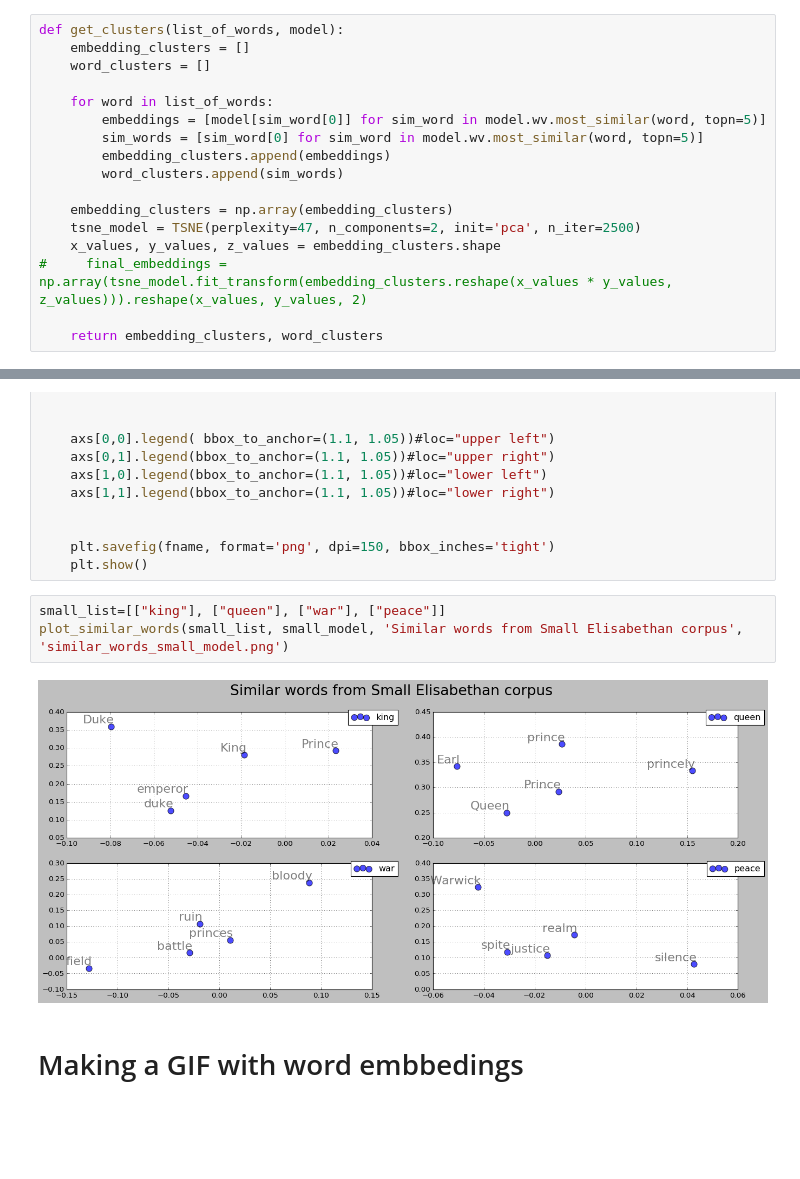
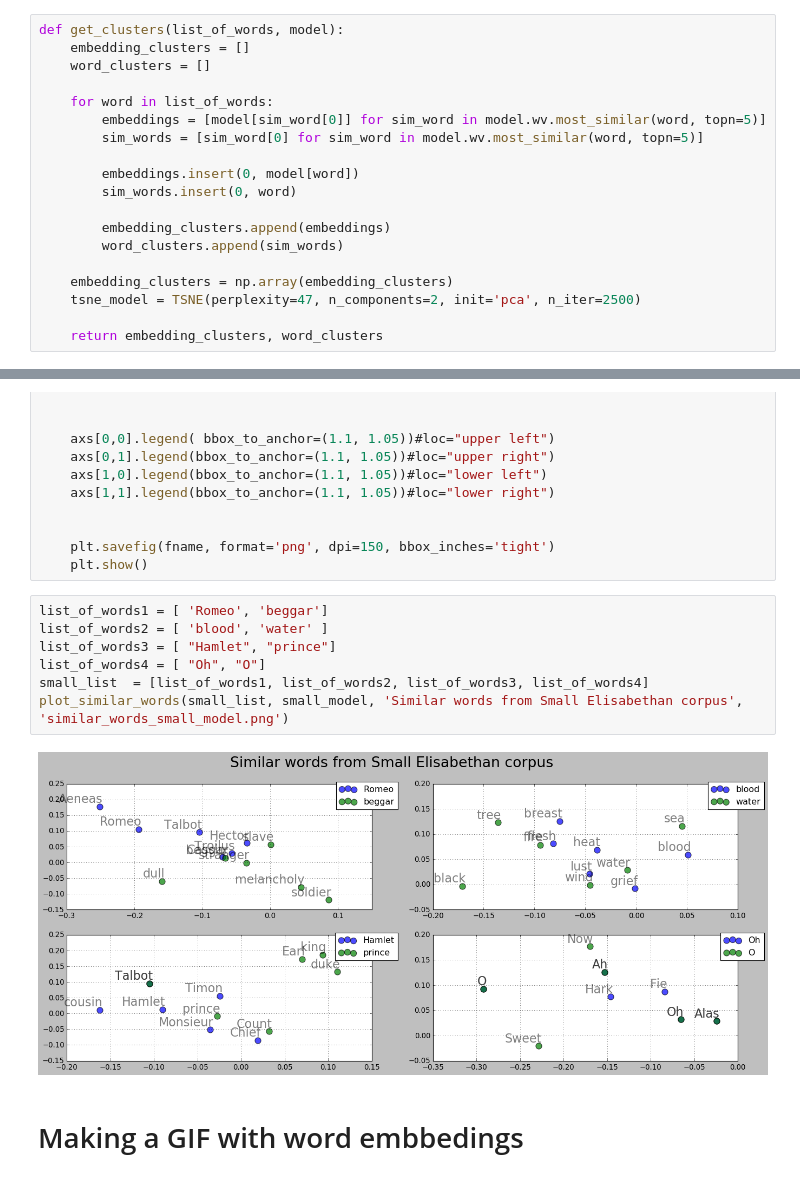
Before and after one commit to NinaHarlacher/WordEmbeddings, a Jupyter notebook: 04_Additional Notebook on Visualisation.ipynb, the cells around one changed output, grey strips where cells are left out. Cells and saved outputs as stored; diff of their text form; blank space fills up the shorter version.

```diff
--- a/04_Additional Notebook on Visualisation.ipynb
+++ b/04_Additional Notebook on Visualisation.ipynb
@@ -130,13 +130,15 @@ def get_clusters(list_of_words, model):
     for word in list_of_words:
         embeddings = [model[sim_word[0]] for sim_word in model.wv.most_similar(word, topn=5)]
         sim_words = [sim_word[0] for sim_word in model.wv.most_similar(word, topn=5)]
+
+        embeddings.insert(0, model[word])
+        sim_words.insert(0, word)
+
         embedding_clusters.append(embeddings)
         word_clusters.append(sim_words)
 
     embedding_clusters = np.array(embedding_clusters)
     tsne_model = TSNE(perplexity=47, n_components=2, init='pca', n_iter=2500)
-    x_values, y_values, z_values = embedding_clusters.shape
-#     final_embeddings = np.array(tsne_model.fit_transform(embedding_clusters.reshape(x_values * y_values, z_values))).reshape(x_values, y_values, 2)
 
     return embedding_clusters, word_clusters
 # %%
@@ -184,10 +186,14 @@ def plot_similar_words(list_of_lists_words, model, title, fname):
     plt.savefig(fname, format='png', dpi=150, bbox_inches='tight')
     plt.show()
 # %%
-small_list=[["king"], ["queen"], ["war"], ["peace"]]
+list_of_words1 = [ 'Romeo', 'beggar']
+list_of_words2 = [ 'blood', 'water' ]
+list_of_words3 = [ "Hamlet", "prince"]
+list_of_words4 = [ "Oh", "O"]
+small_list  = [list_of_words1, list_of_words2, list_of_words3, list_of_words4]
 plot_similar_words(small_list, small_model, 'Similar words from Small Elisabethan corpus', 'similar_words_small_model.png')
 # %% [output]
-[figure, old version]
+[figure, new version]
 # %% [markdown]
 # Making a GIF with word embbedings
 # %% [markdown]
```
Also changed, not shown: parts of 1 cell of this notebook.
